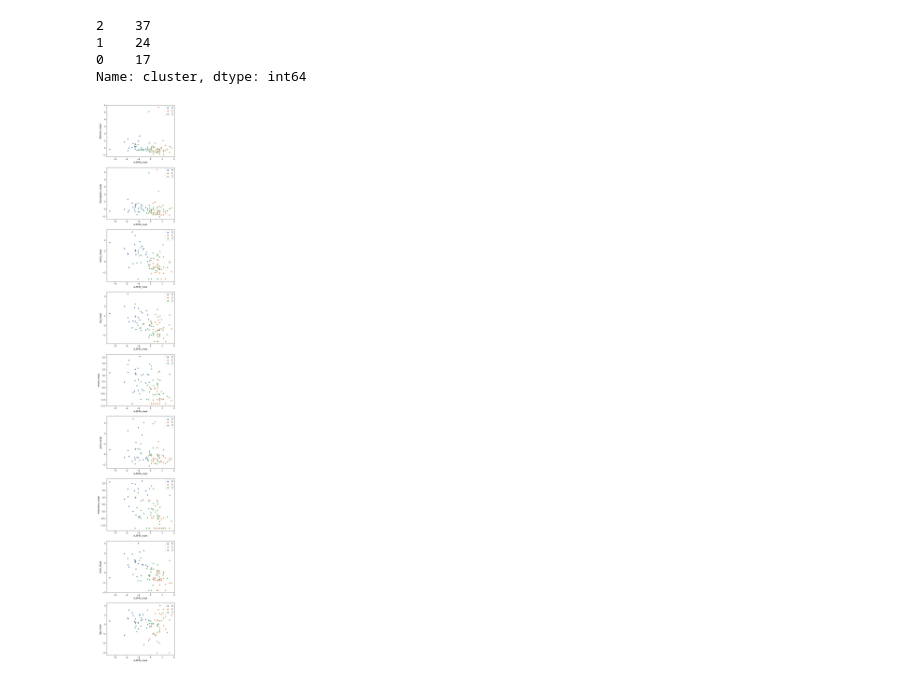
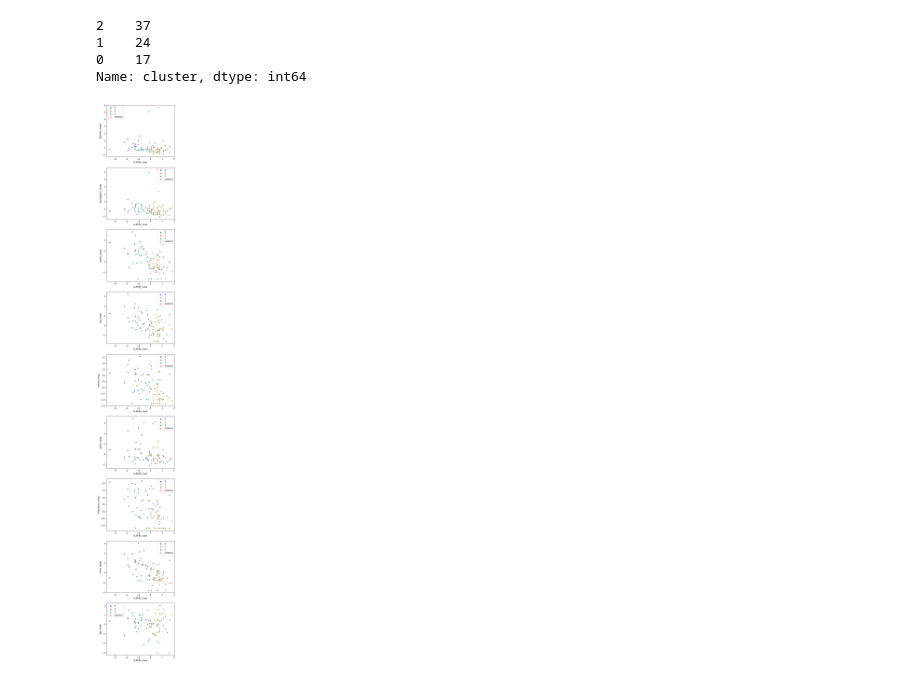
Before and after one commit to HuyenNguyenHelen/INFO-5505---Machine-learning, a Jupyter notebook: HuyenNguyen_Assignment_3.ipynb, the cells around one changed output. Drawn from its saved outputs; the diff is of its cells as text; code cells hidden in the pictures.

```diff
--- a/HuyenNguyen_Assignment_3.ipynb
+++ b/HuyenNguyen_Assignment_3.ipynb
@@ -320,11 +320,12 @@ To address the major question of the assignment regarding determining patient ph
 # %%
-# Plotting centroids over the most important variables
+# Plot centroids over the most important variables
 
 # Select some of the most important variables for visualizing
 Y = ['Albumin_range','Hemoglobin_range', 'hands_range',  'leg_range', 'mouth_range', 'pulse_range', 'respiratory_range', 'trunk_range', 'Age_mean']
 
+# Plot 9 sub-scatter plots
 fig, ax = plt.subplots(9,1,figsize=(6,50))
 for i,y in enumerate(Y):
   sns.scatterplot ( 'ALSFRS_slope',y, hue = 'cluster', palette= 'pastel', data = scaled_data_df, ax=ax[i])
-  sns.scatterplot (  'ALSFRS_slope' , y,   color='.1', s = 100, marker="+", data = centroids_df, ax=ax[i])
+  sns.scatterplot (  'ALSFRS_slope' , y,   color='.1', s = 100, marker="+",label = 'centroid', data = centroids_df, ax=ax[i])
 # %% [output]
@@ -396,14 +397,16 @@ scaled_test_data_df['cluster'].value_counts()
 Name: cluster, dtype: int64
 # %%
 # Visualize three formed clusters of the test set and models' centroids
-# Plot test set in the most important variables
+
+# Plot test set in 9 most important variables
 Y = ['Albumin_range','Hemoglobin_range', 'hands_range',  'leg_range', 'mouth_range', 'pulse_range', 'respiratory_range', 'trunk_range', 'Age_mean']
 
+# Plot 9 scatter sub-plots
 fig, ax = plt.subplots(9,1,figsize=(6,50))
 for i,y in enumerate(Y):
   sns.scatterplot ( 'ALSFRS_slope',y, hue = 'cluster', palette= 'deep', data = scaled_test_data_df, ax=ax[i])
-  sns.scatterplot (  'ALSFRS_slope' , y,   color='.1', s = 100, marker="+", data = centroids_df, ax=ax[i])
+  sns.scatterplot (  'ALSFRS_slope' , y,   color='red', s = 100, marker="+",label = 'centroid', data = centroids_df, ax=ax[i])
 # %% [output]
-[figure, old version]
+[figure, new version]
 # %%
 # Checking the first cluster to test our assumptions
```
Also changed, not shown: parts of 7 cells of this notebook.
